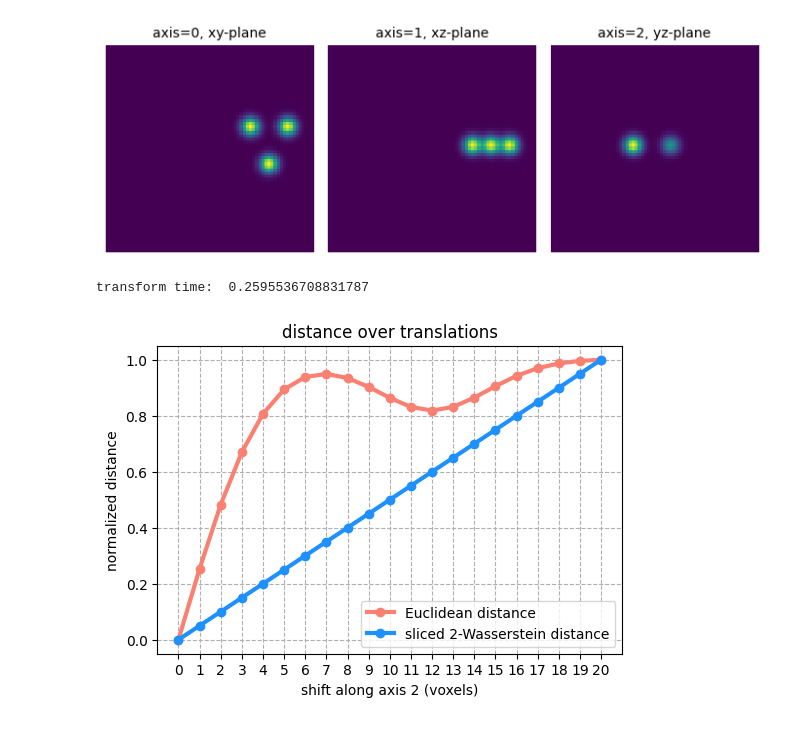
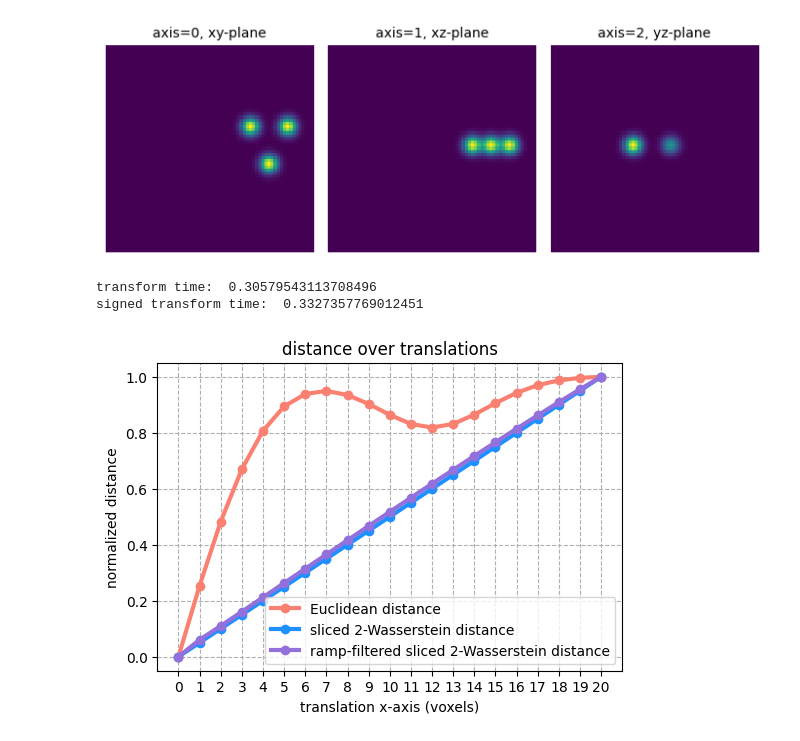
Before and after one commit to EricVerbeke/fast_volume_alignment_ot, a Jupyter notebook: Shift_test.ipynb, the cells around one changed output. Drawn from its saved outputs; the diff is of its cells as text; code cells hidden in the pictures.

```diff
--- a/Shift_test.ipynb
+++ b/Shift_test.ipynb
@@ -15,15 +15,16 @@ L = 37
 sigma = 2
 f = utils.generate_3d_triangle_gaussian_shape(L, sigma)
 # f = utils.generate_centered_gaussian(L=L, d=3, sigma=sigma)
+f = signals.Signal(f, d=3).preprocess_signals()
 
 ### zero pad to allow for shifting
 w = 15
-f = np.pad(f, pad_width=((w, w), (w, w), (w, w)))
+f = np.pad(f[0], pad_width=((w, w), (w, w), (w, w)))
 print(f.shape)
 
 plots.orthogonal_2D_projection_plot(f)
 
-f_shift = transforms.translate(f, 0, 0, 20)
+f_shift = transforms.translate_3d(f, 0, 0, 20)
 plots.orthogonal_2D_projection_plot(f_shift)
 # %% [output]
 (67, 67, 67)
@@ -42,38 +43,47 @@ shifts = np.arange(n_shifts+1)
 
 dists_l2 = np.zeros(n_shifts+1)
 dists_sw = np.zeros(n_shifts+1)
+dists_rfsw = np.zeros(n_shifts+1)
 
 t = time.time()
-U = transforms.Transform(f, d=3, apply_ramp=False).icdf_transform()[0]
+U = transforms.Transform(f, d=3, apply_ramp=False).inverse_cdf_transform()[0]
 print('transform time: ', time.time() - t)
+
+t = time.time()
+Up, Un = transforms.Transform(f, d=3, apply_ramp=True).signed_inverse_cdf_transform()
+print('signed transform time: ', time.time() - t)
 
 for idx, s in enumerate(shifts):
 
-    f_shift = transforms.translate(f, 0, 0, s)
-    V = transforms.Transform(f_shift, d=3, apply_ramp=False).icdf_transform()[0]
+    f_shift = transforms.translate_3d(f, 0, 0, s)
 
-    ### EV: I think I'm missing some normalizing constants here ???
-    d_sw = np.mean((U - V)**2)
-    dists_sw[idx] = d_sw
+    V = transforms.Transform(f_shift, d=3, apply_ramp=False).inverse_cdf_transform()[0]
+    Vp, Vn = transforms.Transform(f_shift, d=3, apply_ramp=True).signed_inverse_cdf_transform()
 
+    ### EV: need to add the normalizing constants and vol element to sliced distances here?
+    dists_sw[idx] = distances.sliced_distance_3d(U, V)
+    dists_rfsw[idx] = distances.signed_sliced_distance_3d(Up[0], Vp[0], Un[0], Vn[0])
     dists_l2[idx] = np.linalg.norm(f - f_shift)**2
 # %% [output]
-transform time:  0.2595536708831787
+transform time:  0.30579543113708496
+signed transform time:  0.3327357769012451
 # %%
+dists_l2_normalized = np.sqrt(dists_l2 / np.amax(dists_l2))
 dists_sw_normalized = np.sqrt(dists_sw / np.amax(dists_sw))
-dists_l2_normalized = np.sqrt(dists_l2 / np.amax(dists_l2))
+dists_rfsw_normalized = np.sqrt(dists_rfsw / np.amax(dists_rfsw))
 # %%
 plt.figure(figsize=(6,4))
 
 plt.plot(shifts, dists_l2_normalized, label='Euclidean distance', color='salmon', linewidth=3, linestyle='-', marker='o')
 plt.plot(shifts, dists_sw_normalized, label='sliced 2-Wasserstein distance', color='dodgerblue', linewidth=3, linestyle='-', marker='o')
+plt.plot(shifts, dists_rfsw_normalized, label='ramp-filtered sliced 2-Wasserstein distance', color='mediumpurple', linewidth=3, linestyle='-', marker='o')
 
 plt.xticks(shifts)
 plt.grid(which='major', linestyle='--')
-plt.xlabel('shift along axis 2 (voxels)')
+plt.xlabel('translation x-axis (voxels)')
 plt.ylabel('normalized distance')
 plt.title('distance over translations')
 plt.legend()
 plt.show()
 # %% [output]
-[figure, old version]
+[figure, new version]
```
Also changed, not shown: parts of 3 cells of this notebook, 13 other files.
